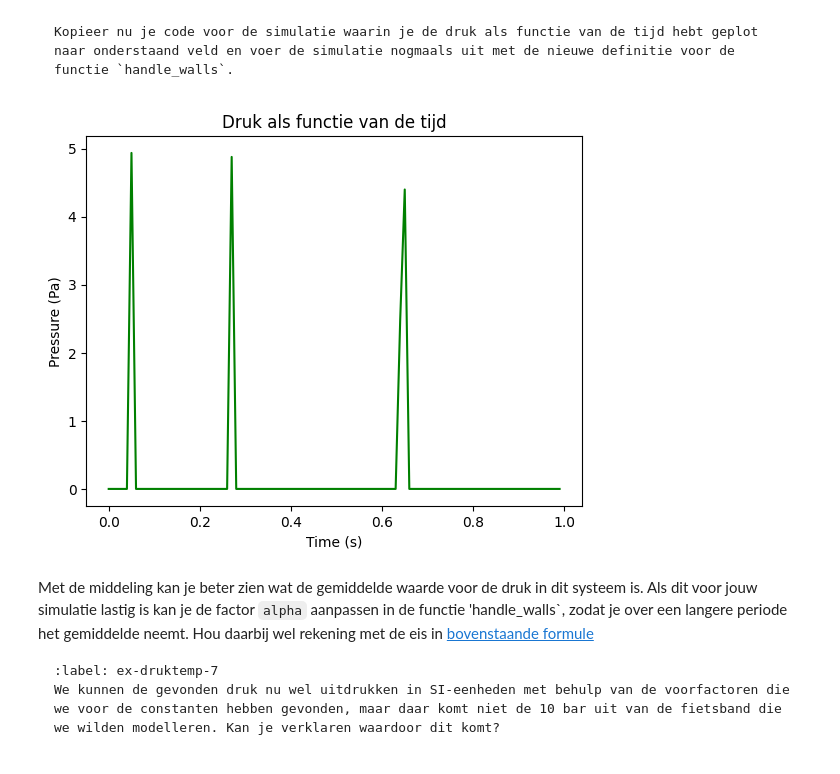
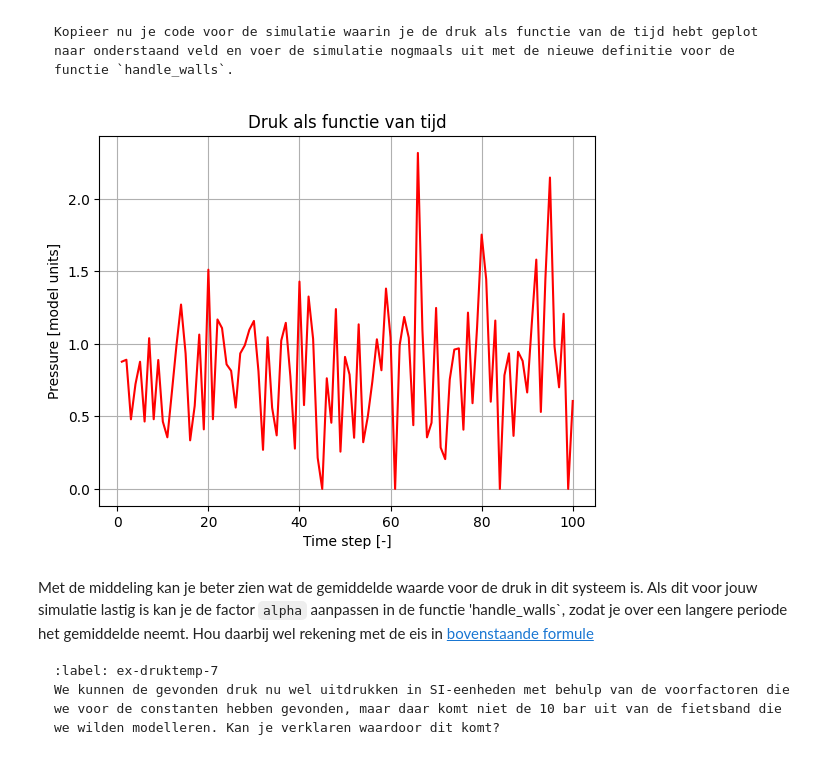
Before and after one commit to JanvandePoll/repository-jan, a Jupyter notebook: 5_druktemp.ipynb, the cells around one changed output. Cells and saved outputs as stored; diff of their text form; code cells hidden in the pictures.

````diff
--- a/5_druktemp.ipynb
+++ b/5_druktemp.ipynb
@@ -212,29 +212,28 @@ def temperature(particles, f=2) -> float:
 Gebruik deze functie om een simulatie te maken waarin je de temperatuur als functie van de tijdstap voor 100 tijdstappen plot.
 ```
 # %%
+# ruimte voor uitwerking
+# temperatuurfunctie (als je die nog niet had)
+def temperature(particles):
+    total_kin = sum(p.kin_energy for p in particles)
+    return total_kin / len(particles)
+
 # ruimte voor uitwerking
 particles = []
 temperatures = np.zeros(100, dtype=float)
 times = np.linspace(1, 100, 100)
 
 create_particles(particles)
+
 for i in range(100):
     take_time_step(particles)
-    # vastleggen van temperatuur per tijdstap
     temperatures[i] = temperature(particles)
 
 plt.figure()
 plt.xlabel('Time')
 plt.ylabel('Temperature')
-# plotten van tijd tegen temperatuur
+plt.title('Temperatuur als functie van tijd')
 plt.plot(times, temperatures, color='blue')
+plt.grid(True)
 plt.show()
-particles = []
-temperatures = np.zeros(100, dtype=float)
-times = np.linspace(1, 100, 100)
-
-create_particles(particles)
-for i in range(100):
-    take_time_step(particles)
-    # vastleggen van temperatuur per tijdstap
 # %% [output]
@@ -385,95 +503,66 @@ def handle_walls(particles):
 Kopieer nu je code voor de simulatie waarin je de druk als functie van de tijd hebt geplot naar onderstaand veld en voer de simulatie nogmaals uit met de nieuwe definitie voor de functie `handle_walls`.
 ```
 # %%
-# RUIMTE VOOR GEKOPIEERDE FUNCTIE
-import numpy as np
-import matplotlib.pyplot as plt
+# === Nieuwe definitie van handle_walls (zonder extra argumenten) ===
 
-# Parameters
-BOX_SIZE_0 = 10.0
-N = 40
-V_0 = 1.0
-RADIUS = 0.2
-DT = 0.01
-
-# Globale variabelen voor druk
 impulse_outward = 0.0
 pressure = 0.0
 
-# Particle class
-class ParticleClass:
-    def __init__(self, m, v, r, R):
-        self.m = m
-        self.v = np.array(v, dtype=float)
-        self.r = np.array(r, dtype=float)
-        self.R = R
-
-    def update_position(self):
-        self.r += self.v * DT
-
-    @property
-    def momentum(self):
-        return self.m * self.v
-
-# Botsingen met wanden (nieuwe definitie)
 def top_down_collision(particle: ParticleClass):
     global impulse_outward
     if abs(particle.r[1]) + particle.R > BOX_SIZE_0 / 2:
         particle.r[1] = np.sign(particle.r[1]) * (BOX_SIZE_0/2 - particle.R)
         impulse_outward += abs(particle.momentum[1]) * 2
         particle.v[1] *= -1
+
 
 def left_right_collision(particle: ParticleClass):
     global impulse_outward
     if abs(particle.r[0]) + particle.R > BOX_SIZE_0 / 2:
         particle.r[0] = np.sign(particle.r[0]) * (BOX_SIZE_0/2 - particle.R)
         impulse_outward += abs(particle.momentum[0]) * 2
         particle.v[0] *= -1
 
+
 def handle_walls(particles):
-    """ botsing met wanden controleren en druk berekenen """
+    """Botsing met wanden controleren voor alle deeltjes en druk bepalen."""
     global pressure, impulse_outward
     impulse_outward = 0.0
+
     for p in particles:
         left_right_collision(p)
         top_down_collision(p)
-    # druk = impuls per tijdseenheid / oppervlakte (2D simulatie)
+
+    # totale impuls / (omtrek * tijd)
     pressure = impulse_outward / (4 * BOX_SIZE_0 * DT)
 
-# Hulpfuncties
-def create_particles(particles):
-    particles.clear()
-    for i in range(N):
-        vx = np.random.uniform(-V_0, V_0)
-        vy = np.random.choice([-1, 1]) * np.sqrt(V_0**2 - vx**2)
-        pos = np.random.uniform(-BOX_SIZE_0/2 + RADIUS, BOX_SIZE_0/2 - RADIUS, 2)
-        particles.append(ParticleClass(m=1.0, v=[vx, vy], r=pos, R=RADIUS))
+    # we geven twee keer dezelfde waarde terug zodat dp_v, dp_h werken
+    return pressure, pressure
 
-def take_time_step(particles):
-    for p in particles:
-        p.update_position()
-    handle_walls(particles)
 
-# Simulatie
-pressure_values = np.zeros(100, dtype=float)
-times = np.arange(100) * DT
+# === Simulatie: druk als functie van tijd ===
 
 particles = []
+pressures = np.zeros(100, dtype=float)
+times = np.linspace(1, 100, 100)
+
 create_particles(particles)
 
 for i in range(100):
+    dp_v, dp_h = handle_walls(particles)   # nieuwe versie
     take_time_step(particles)
-    pressure_values[i] = pressure
+    pressures[i] = pressure                # globale variabele uit handle_walls
 
-# Plot
+# === Plotten ===
 plt.figure()
-plt.xlabel('Time (s)')
-plt.ylabel('Pressure (Pa)')
-plt.plot(times, pressure_values, color='green')
-plt.title('Druk als functie van de tijd')
+plt.xlabel('Time step [-]')
+plt.ylabel('Pressure [model units]')
+plt.title('Druk als functie van tijd')
+plt.plot(times, pressures, color='red')
+plt.grid(True)
 plt.show()
 # %% [output]
-[figure, old version]
+[figure, new version]
 # %% [markdown]
 Met de middeling kan je beter zien wat de gemiddelde waarde voor de druk in dit systeem is. Als dit voor jouw simulatie lastig is kan je de factor `alpha` aanpassen in de functie 'handle_walls`, zodat je over een langere periode het gemiddelde neemt. Hou daarbij wel rekening met de eis in [bovenstaande formule](int_norm)
 
````
Also changed, not shown: parts of 8 cells of this notebook.
